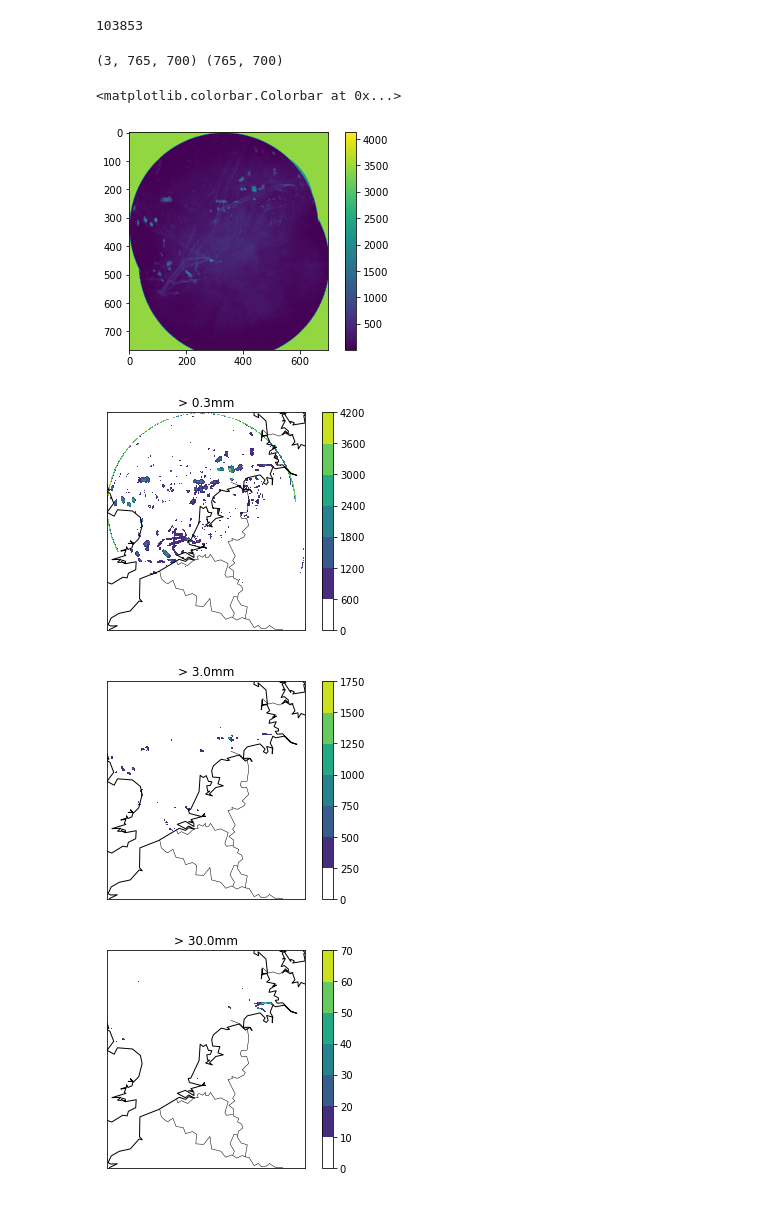
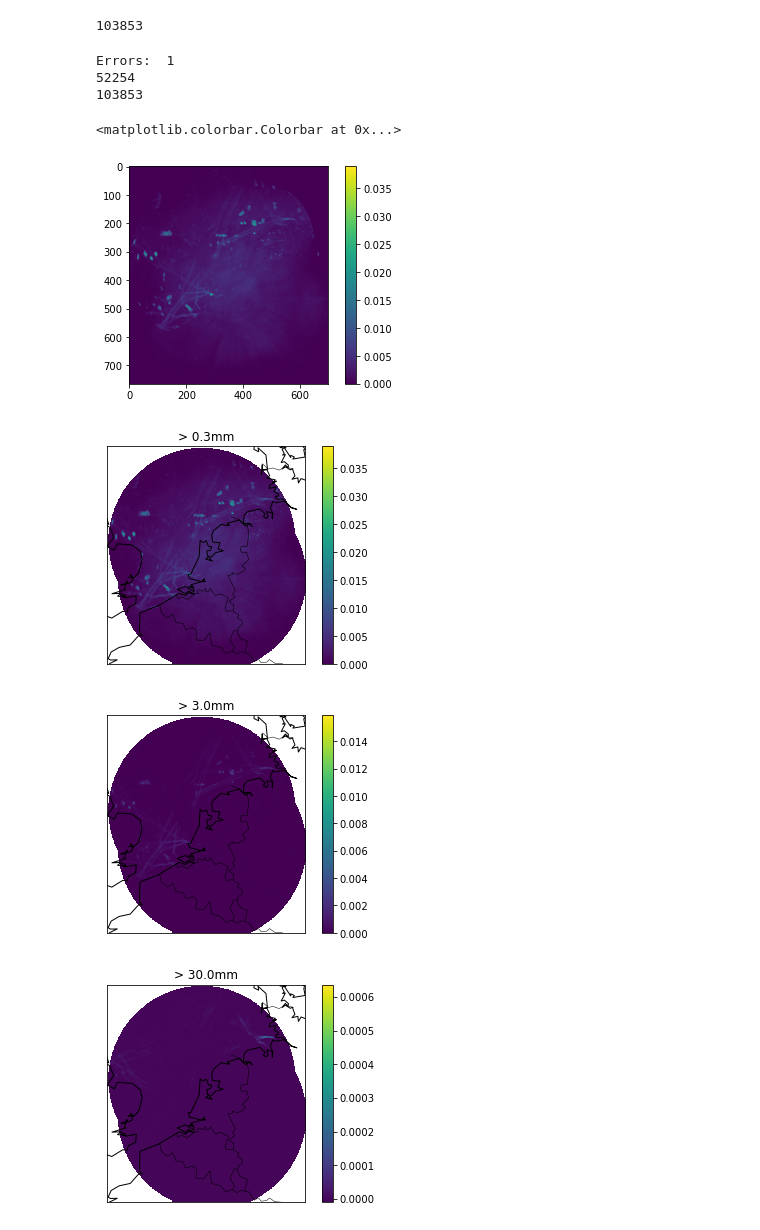
Before and after one commit to KoertS/precipitation-nowcasting-using-GANs, a Jupyter notebook: precipitation_forecasting/freq_exceedence_threshold.ipynb, the cells around one changed output. Saved outputs shown, nothing was run; the diff lists cells and outputs as text; code cells hidden in the pictures.

Commit message:
Computed counts at which pixels exceed certain thresholds

```diff
--- a/precipitation_forecasting/freq_exceedence_threshold.ipynb
+++ b/precipitation_forecasting/freq_exceedence_threshold.ipynb
@@ -27,21 +27,35 @@ print(len(files))
 103853
 # %%
 # Threshold values in 0.01mm
-# 0.3mm, 3mm, 30mm
-thresholds = [30, 300, 3000]
+# 0.3mm, 3mm, 30mm, 100mm (50dBZ) heavy rain/small hail, 200mm (~60dBZ) extreme hail
+thresholds = [30, 300, 3000, 10000, 20000]
 # %%
 count_exceed = np.zeros((len(thresholds), 765,700))
-count_sum = np.zeros((765,700))
-print(count_exceed.shape, count_sum.shape)
-
+count_sum = 0
+error_count=0
+max_val = 0
 for f in tqdm(files):
     try:
         rdr = np.load(radar_dir+f)
+        rdr[rdr == 65535] = 0
+        if np.sum(rdr == 65535) > 0:
+            print(f)
+        if rdr[0][0] != 0:
+            print(rdr[0][0])
     except:
+        error_count=+1
         rdr = np.zeros((765,700))
 
     for i, thresh in enumerate(thresholds):
         count_exceed[i] += rdr>thresh
-        count_sum += np.ones((765,700))
+    if np.max(rdr) > max_val:
+        max_val=np.max(rdr)
+    count_sum += 1
-# %% [output]
-(3, 765, 700) (765, 700)
+# %%
+print('Errors: ', error_count)
+print(max_val)
+print(count_sum)
+# %% [output]
+Errors:  1
+52254
+103853
@@ -48,9 +64,10 @@ for f in tqdm(files):
 # %%
-plt.imshow(count_exceed[0], cmap='viridis')
+cmap = cm.viridis
+plt.imshow(count_exceed[0]/count_sum, cmap='viridis', vmin=-0.000000001)
 plt.colorbar()
 # %% [output]
 <matplotlib.colorbar.Colorbar at 0x...>
-[figure, old version]
+[figure, new version]
 # %%
 def plot_on_map(rdr, ftype='.nc', res='l'):
     '''
@@ -110,13 +127,8 @@ def plot_on_map(rdr, ftype='.nc', res='l'):
 
     xx, yy = mp(lon, lat)
 
-
-
-    count, value = np.histogram(rdr)
-    vmin = value[1]
-
+    vmin=-0.00001
     cmap = cm.viridis
-    cmap.set_under('white')
-    plt.contourf(xx, yy, mx, cmap=cmap, vmin=vmin)
-
-    plt.colorbar(extend='both')
+    plt.imshow(mx, vmin = vmin, cmap=cmap, origin='upper',
+           extent=[xx.min(), xx.max(), yy.min(), yy.max()])
+    plt.colorbar()
@@ -125,21 +135,21 @@ mkdir figures
 # %%
 i=0
-plot_on_map(count_exceed[i], ftype='.h5')
+plot_on_map(count_exceed[i]/count_sum, ftype='.h5')
 plt.title('> {}mm'.format(thresholds[i]/100))
 plt.savefig('figures/freq_above_03mm')
 # %% [output]
-[figure, old version]
+[figure, new version]
 # %%
 i=1
-plot_on_map(count_exceed[i], ftype='.h5')
+plot_on_map(count_exceed[i]/count_sum, ftype='.h5')
 plt.title('> {}mm'.format(thresholds[i]/100))
 plt.savefig('figures/freq_above_3mm')
 # %% [output]
-[figure, old version]
+[figure, new version]
 # %%
 i=2
-plot_on_map(count_exceed[i], ftype='.h5')
+plot_on_map(count_exceed[i]/count_sum, ftype='.h5')
 plt.title('> {}mm'.format(thresholds[i]/100))
 plt.savefig('figures/freq_above_30mm')
 # %% [output]
-[figure, old version]
+[figure, new version]
```
Also changed, not shown: parts of 6 cells of this notebook, 9 other files.
